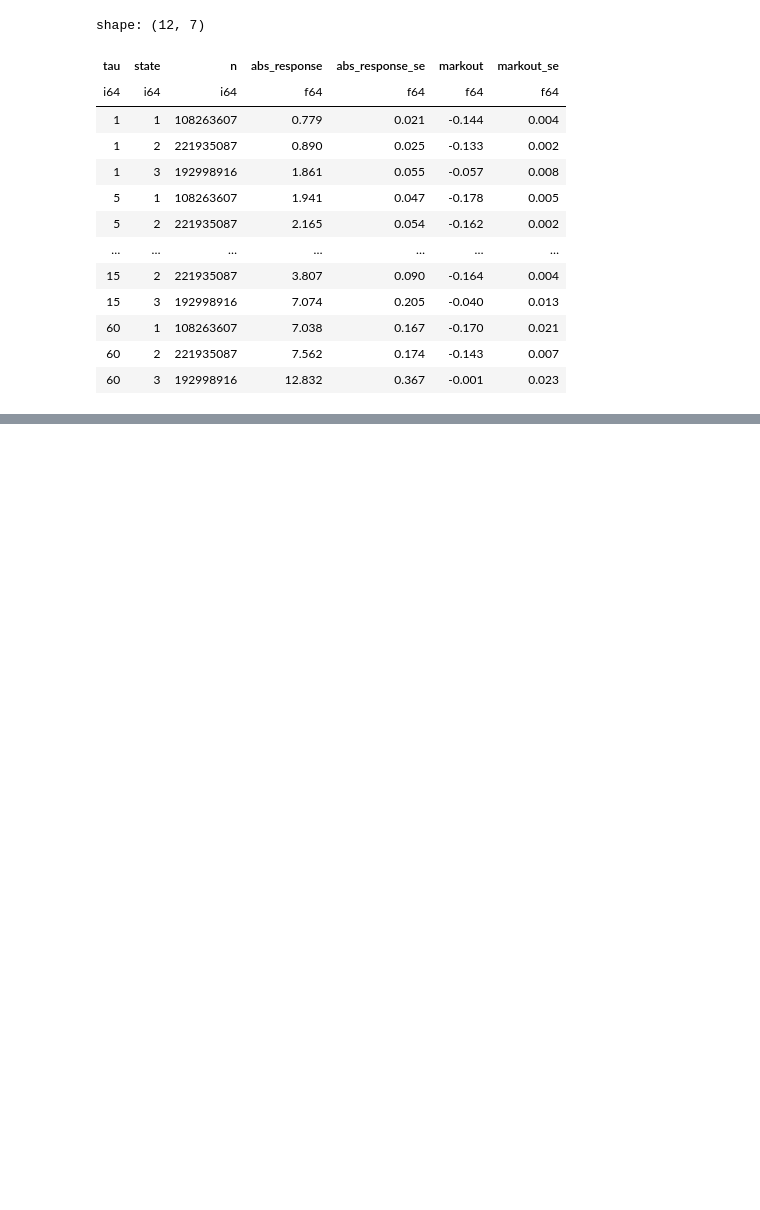
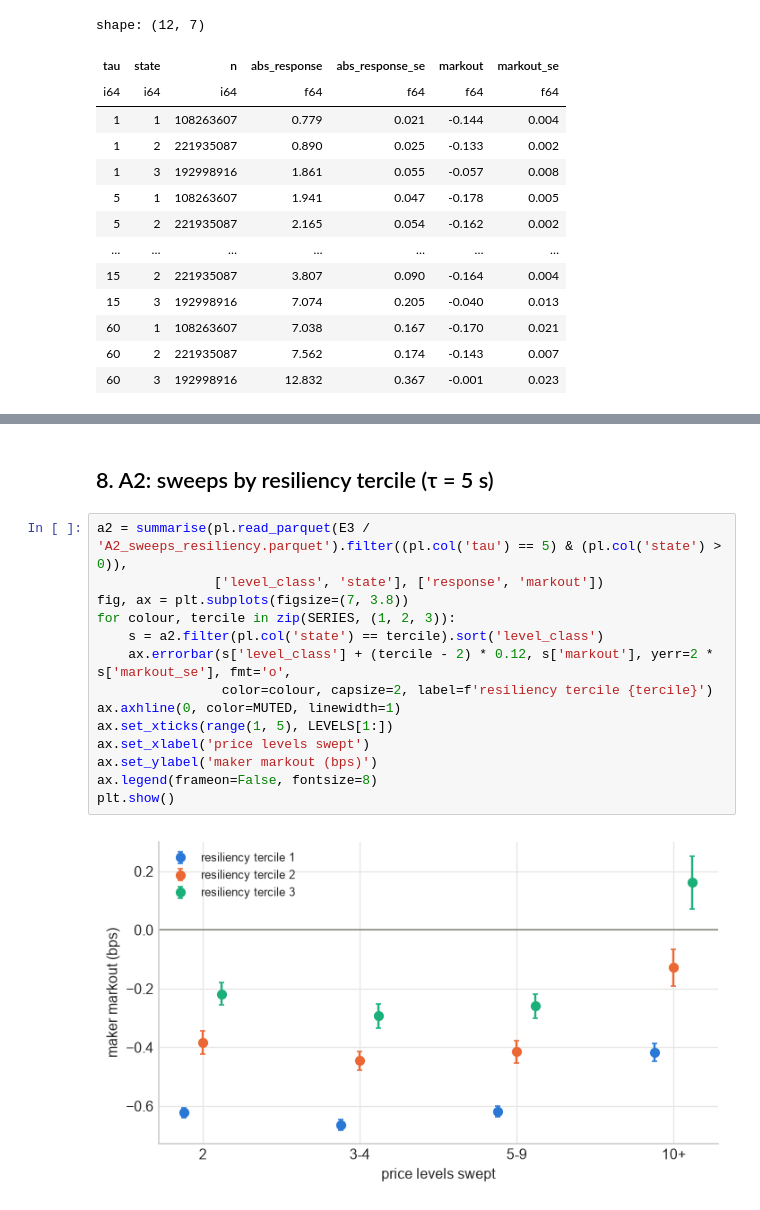
Before and after one commit to pdmillington/market-impact-research, a Jupyter notebook: alpha-search/notebooks/SecondsSignalsExploration.ipynb, the cells around one changed output, grey strips where cells are left out. Saved outputs shown, nothing was run; the diff lists cells and outputs as text; blank space fills up the shorter version.

```diff
--- a/alpha-search/notebooks/SecondsSignalsExploration.ipynb
+++ b/alpha-search/notebooks/SecondsSignalsExploration.ipynb
@@ -186,0 +236,18 @@ shape: (12, 7)
+# %% [markdown]
+## 8. A2: sweeps by resiliency tercile (τ = 5 s)
+# %%
+a2 = summarise(pl.read_parquet(E3 / 'A2_sweeps_resiliency.parquet').filter((pl.col('tau') == 5) & (pl.col('state') > 0)),
+               ['level_class', 'state'], ['response', 'markout'])
+fig, ax = plt.subplots(figsize=(7, 3.8))
+for colour, tercile in zip(SERIES, (1, 2, 3)):
+    s = a2.filter(pl.col('state') == tercile).sort('level_class')
+    ax.errorbar(s['level_class'] + (tercile - 2) * 0.12, s['markout'], yerr=2 * s['markout_se'], fmt='o',
+                color=colour, capsize=2, label=f'resiliency tercile {tercile}')
+ax.axhline(0, color=MUTED, linewidth=1)
+ax.set_xticks(range(1, 5), LEVELS[1:])
+ax.set_xlabel('price levels swept')
+ax.set_ylabel('maker markout (bps)')
+ax.legend(frameon=False, fontsize=8)
+plt.show()
+# %% [output]
+[figure, added]
```
Also changed, not shown: parts of 6 cells of this notebook, 46 other files.
